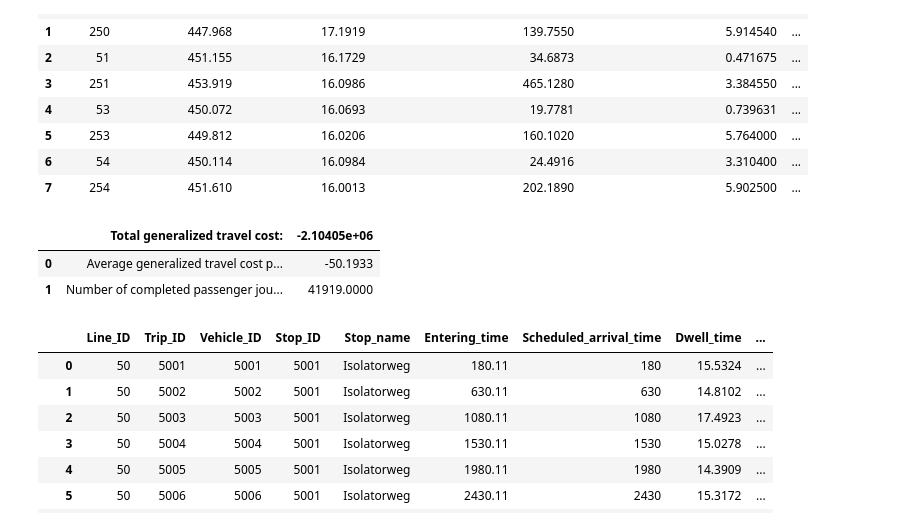
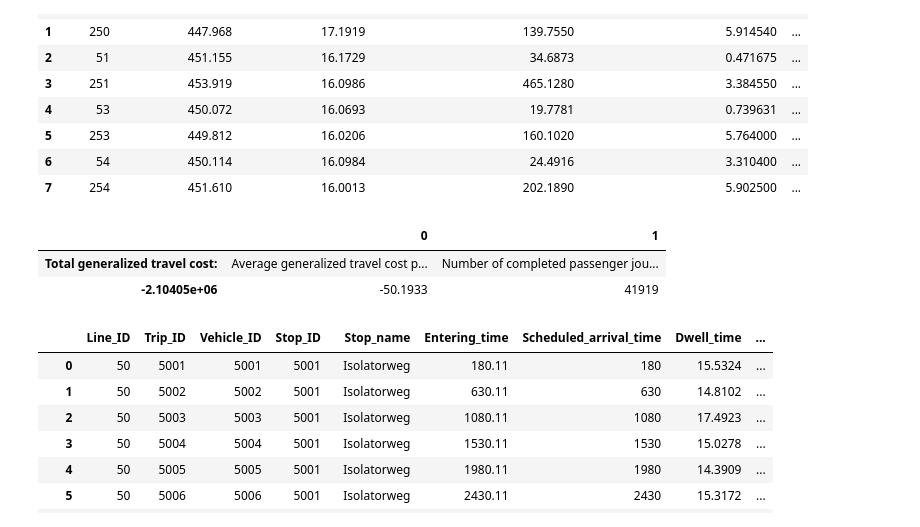
Before and after one commit to a4arek/BM_results_analysis, a Jupyter notebook: output_parsers.ipynb, the cells around one changed output. Cells and saved outputs as stored; diff of their text form; code cells hidden in the pictures.

```diff
--- a/parser.ipynb
+++ b/output_parsers.ipynb
@@ -7,11 +5,19 @@ main_path = 'Amsterdam_output'
+# %%
+main_path = 'Amsterdam_output'
+output_path = os.path.join(main_path,"parsed")
+if not os.path.isdir(output_path):
+    os.mkdir(output_path)
 # %%
 dfs = dict()
+failed = list()
 for dat in os.listdir(main_path):
-    try:
-        df = pd.read_table(os.path.join(main_path,dat))
-        dfs[dat[:-4]]= df
-        df.to_csv(os.path.join(main_path,dat).replace(".dat",".csv"))
-        print("Loaded {} records on {} columns from {} file".format(df.shape[0],df.shape[1],dat))
-    except:
-        print("Failed to load: ",dat)
+    if dat.endswith(".dat"):
+        try:
+            df = pd.read_table(os.path.join(main_path,dat))
+            dfs[dat[:-4]]= df
+            df.to_csv(os.path.join(output_path,dat).replace(".dat",".csv"))
+            print("Loaded {} records on {} columns from {} file".format(df.shape[0],df.shape[1],dat))
+        except:
+            failed.append(dat)
+            print("Failed to load: ",dat)
 # %% [output]
@@ -112,11 +116,11 @@ dfs['o_transitline_sum']
 | 6 | 54 | 450.114 | 16.0984 | 24.4916 | 3.310400 | ... |
 | 7 | 254 | 451.610 | 16.0013 | 202.1890 | 5.902500 | ... |
 # %%
-dfs['o_passenger_welfare_summary']
+dfs['o_passenger_welfare_summary'].dropna().T
 # %% [output]
-|  | Total generalized travel cost: | -2.10405e+06 |
-| 0 | Average generalized travel cost p... | -50.1933 |
-| 1 | Number of completed passenger jou... | 41919.0000 |
+|  | 0 | 1 |
+| Total generalized travel cost: | Average generalized travel cost p... | Number of completed passenger jou... |
+| -2.10405e+06 | -50.1933 | 41919 |
 # %%
 dfs['o_transitlog_out']
 # %% [output]
```
Also changed, not shown: parts of 14 cells of this notebook, 39 other files.
